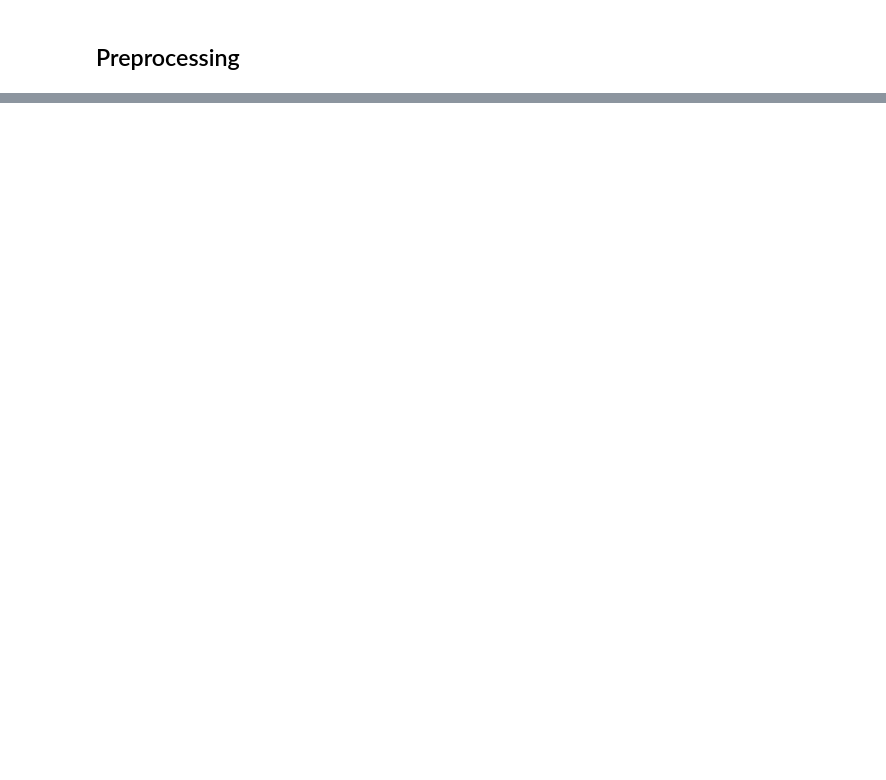
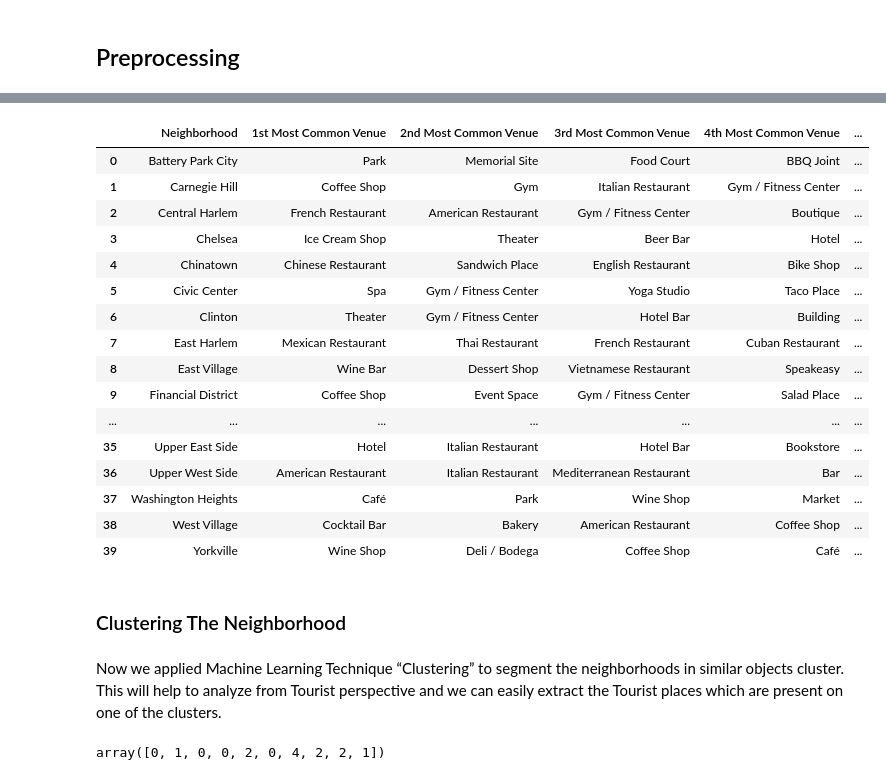
Before and after one commit to santhika29/Coursera_Capstone, a Jupyter notebook: Battle.ipynb, the cells around one changed output, grey strips where cells are left out. Drawn from its saved outputs; the diff is of its cells as text; code cells hidden in the pictures; blank space fills up the shorter version.

```diff
--- a/Battle.ipynb
+++ b/Battle.ipynb
@@ -122,0 +633,12 @@ AttributeError: 'NoneType' object has no attribute 'contents'
+# %%
+# one hot encoding
+manhattan_onehot = pd.get_dummies(manhattan_venues[['Venue Category']], prefix="", prefix_sep="")
+
+# add neighborhood column back to dataframe
+manhattan_onehot['Neighborhood'] = manhattan_venues['Neighborhood']
+
+# move neighborhood column to the first column
+fixed_columns = [manhattan_onehot.columns[-1]] + list(manhattan_onehot.columns[:-1])
+manhattan_onehot = manhattan_onehot[fixed_columns]
+
+manhattan_onehot.head()
@@ -122,0 +652,3 @@ AttributeError: 'NoneType' object has no attribute 'contents'
+# %%
+# Set Index
+manhattan_grouped = manhattan_onehot.groupby('Neighborhood').mean().reset_index()
@@ -122,0 +686,58 @@ AttributeError: 'NoneType' object has no attribute 'contents'
+# %%
+# Now let's create the new dataframe and display the top 10 venues for each neighborhood.
+num_top_venues = 10
+
+indicators = ['st', 'nd', 'rd']
+
+# create columns according to number of top venues
+columns = ['Neighborhood']
+for ind in np.arange(num_top_venues):
+    try:
+        columns.append('{}{} Most Common Venue'.format(ind+1, indicators[ind]))
+    except:
+        columns.append('{}th Most Common Venue'.format(ind+1))
+
+# create a new dataframe
+neighborhoods_venues_sorted = pd.DataFrame(columns=columns)
+neighborhoods_venues_sorted['Neighborhood'] = manhattan_grouped['Neighborhood']
+
+for ind in np.arange(manhattan_grouped.shape[0]):
+    neighborhoods_venues_sorted.iloc[ind, 1:] = return_most_common_venues(manhattan_grouped.iloc[ind, :], num_top_venues)
+
+neighborhoods_venues_sorted
+# %% [output]
+|  | Neighborhood | 1st Most Common Venue | 2nd Most Common Venue | 3rd Most Common Venue | 4th Most Common Venue | ... |
+| 0 | Battery Park City | Park | Memorial Site | Food Court | BBQ Joint | ... |
+| 1 | Carnegie Hill | Coffee Shop | Gym | Italian Restaurant | Gym / Fitness Center | ... |
+| 2 | Central Harlem | French Restaurant | American Restaurant | Gym / Fitness Center | Boutique | ... |
+| 3 | Chelsea | Ice Cream Shop | Theater | Beer Bar | Hotel | ... |
+| 4 | Chinatown | Chinese Restaurant | Sandwich Place | English Restaurant | Bike Shop | ... |
+| 5 | Civic Center | Spa | Gym / Fitness Center | Yoga Studio | Taco Place | ... |
+| 6 | Clinton | Theater | Gym / Fitness Center | Hotel Bar | Building | ... |
+| 7 | East Harlem | Mexican Restaurant | Thai Restaurant | French Restaurant | Cuban Restaurant | ... |
+| 8 | East Village | Wine Bar | Dessert Shop | Vietnamese Restaurant | Speakeasy | ... |
+| 9 | Financial District | Coffee Shop | Event Space | Gym / Fitness Center | Salad Place | ... |
+| ... | ... | ... | ... | ... | ... | ... |
+| 35 | Upper East Side | Hotel | Italian Restaurant | Hotel Bar | Bookstore | ... |
+| 36 | Upper West Side | American Restaurant | Italian Restaurant | Mediterranean Restaurant | Bar | ... |
+| 37 | Washington Heights | Café | Park | Wine Shop | Market | ... |
+| 38 | West Village | Cocktail Bar | Bakery | American Restaurant | Coffee Shop | ... |
+| 39 | Yorkville | Wine Shop | Deli / Bodega | Coffee Shop | Café | ... |
+# %% [markdown]
+### Clustering The Neighborhood
+# %% [markdown]
+Now we applied Machine Learning Technique “Clustering” to segment the neighborhoods in similar objects cluster. This will help to analyze from Tourist perspective and we can easily extract the Tourist places which are present on one of the clusters.
+# %%
+# Run k-means to cluster the neighborhood into 5 clusters.
+# set number of clusters
+kclusters = 5
+
+manhattan_grouped_clustering = manhattan_grouped.drop('Neighborhood', 1)
+
+# run k-means clustering
+kmeans = KMeans(n_clusters=kclusters, random_state=0).fit(manhattan_grouped_clustering)
+
+# check cluster labels generated for each row in the dataframe
+kmeans.labels_[0:10]
+# %% [output]
+array([0, 1, 0, 0, 2, 0, 4, 2, 2, 1])
```
Also changed, not shown: parts of 86 cells of this notebook, 2 other files.
